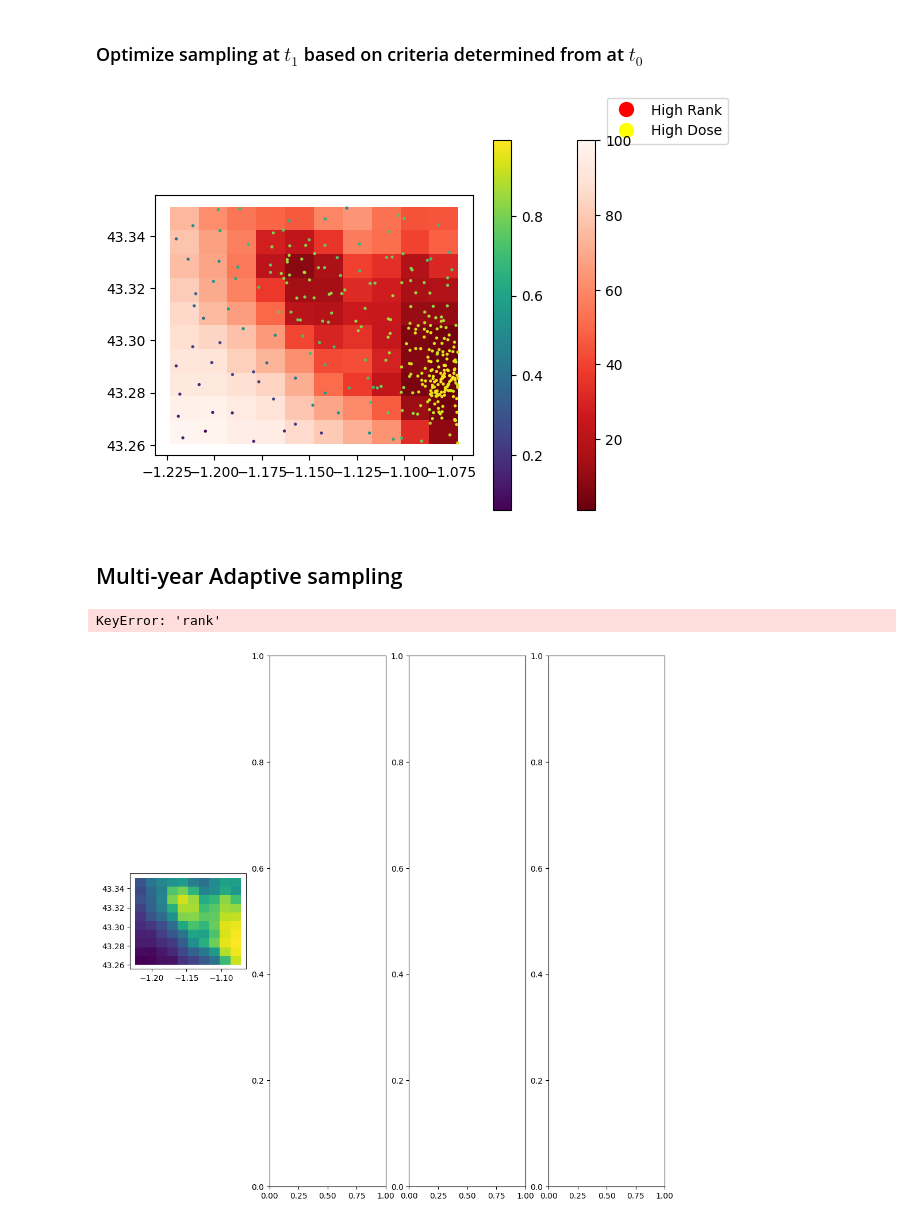
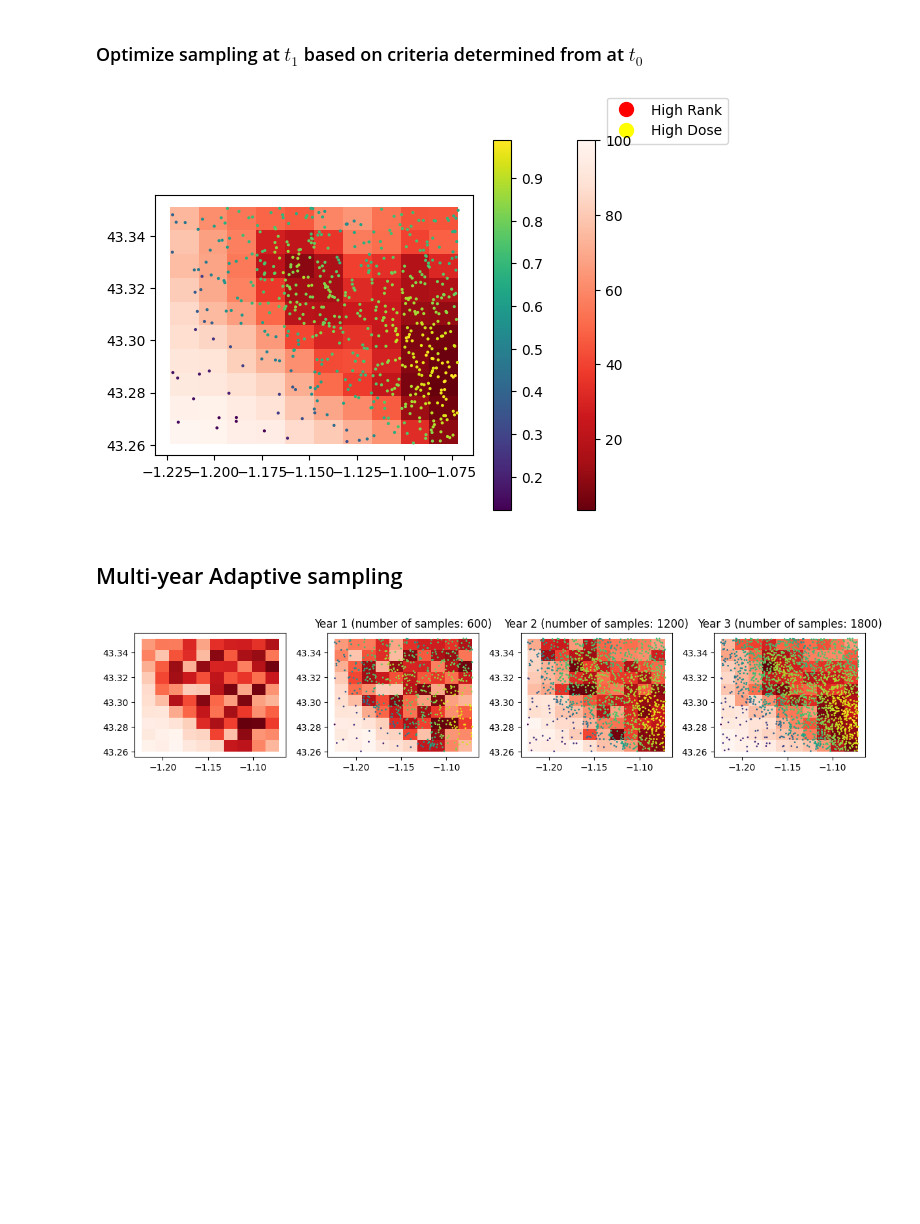
Before and after one commit to franckalbinet/trufl, a Jupyter notebook: nbs/index.ipynb, the cells around one changed output. Saved outputs shown, nothing was run; the diff lists cells and outputs as text; code cells hidden in the pictures; blank space fills up the shorter version.

Commit message:
both sampling methods

```diff
--- a/nbs/index.ipynb
+++ b/nbs/index.ipynb
@@ -168,4 +171,4 @@ Based on the **ranks (sampling priority)** calculated by the `Optimizer` and giv
 # %%
 n = rank_to_sample(df_rank['rank'].sort_index().values,
-                   budget=300, min=1); n
+                   budget=600, min=1, policy="quantiles"); n
 # %% [output]
@@ -294,12 +297,10 @@ df.head()
 # %% [markdown]
 ### Optimize sampling at $t_1$ based on criteria determined from at $t_0$
 # %%
-import matplotlib.lines as mlines
-import pandas as pd
 
 combined_df = gdf_grid.join(df_rank, how='left')
+combined_gdf = gpd.GeoDataFrame(combined_df)
 
-combined_gdf = gpd.GeoDataFrame(combined_df)
 ax = combined_gdf.plot(column='rank', cmap='Reds_r', legend=True)
 samples_t0.plot(column='value', ax=ax, cmap='viridis', s=1.5, legend=True)
 
@@ -311,70 +312,68 @@ value_legend = mlines.Line2D([], [], color='Yellow', marker='o', linestyle='None
 ax.legend(handles=[rank_legend, value_legend], loc='upper left', bbox_to_anchor=(1.4, 1.4))
 plt.show()
 # %% [output]
-[figure, old version]
+[figure, new version]
 # %% [markdown]
 ## Multi-year Adaptive sampling
 # %%
-
 number_of_years = 4
 fig, axs = plt.subplots(1, number_of_years, figsize=(12, 12))  # Adjust figsize as needed
 axs = axs.flatten()
+
 sampler = Sampler(gdf_grid)
 dc_emulator = DataCollector(fname_raster)
 
-# 0 Samples
-samples_t0 = gpd.GeoDataFrame(index=pd.Index([], name='loc_id'),
-                              geometry=None, data={'value': None})
+# Samples
+samples_t_0 = gpd.GeoDataFrame(index=pd.Index([], name='loc_id'), geometry=None, data={'value': None})
+samples_t = []
 
-state = State(samples_t0, gdf_grid, cbs=[PriorCB(fname_raster)])
+state = State(samples_t_0, gdf_grid, cbs=[PriorCB(fname_raster)])
 
 # You have to call the instance
 state_t0 = state()
 
 benefit_criteria = [True]
 optimizer = Optimizer(state=state_t0)
 df_rank = optimizer.get_rank(is_benefit_x=benefit_criteria, w_vector = [1],
                              n_method=None, c_method = None,
                              w_method=None, s_method="CP")
 
-gdf_grid.join(df_rank, how='left').plot(column='rank',
-                                        cmap='viridis_r',
-                                        legend_kwds={'label': 'Rank'},
-                                        ax=axs[0])
+combined_df = pd.merge(df, gdf_grid[['geometry']], left_index=True, right_index=True, how='inner')
+combined_gdf = gpd.GeoDataFrame(combined_df)
+combined_gdf.plot(column='rank',cmap='Reds_r', legend_kwds={'label': 'Rank'}, ax = axs[0])
 
-for fig_n, ax in zip(range(1, number_of_years+1), axs[:1]):
-    n = rank_to_sample(df_rank['rank'].sort_index().values,
-                    budget=300, min=1)
-
-
+for fig_n, ax in zip(range(1, number_of_years+1), axs[1:]):
+    n = rank_to_sample(combined_gdf['rank'].sort_index().values,
+                    budget=600, min=1, policy="quantiles")
     sample_locs_t = sampler.sample(n, method='uniform')
-    samples_t1 = dc_emulator.collect(sample_locs_t)
+    samples = dc_emulator.collect(sample_locs_t)
     try:
-        samples_t = samples_t + samples_t1
+        samples_t = pd.concat([samples_t, samples])
     except:
-        samples_t = samples_t1
+        samples_t = pd.concat([samples])
 
     # plot points versus rank of polygon
-    ax = gdf_grid.plot(column='rank', cmap='Reds_r', ax=ax)
+    ax = combined_gdf.plot(column='rank', cmap='Reds_r', ax=ax)
     samples_t.plot(column='value', ax=ax, cmap='viridis', s=1)
-    ax.title.set_text(f"Year {n} (number of samples: {len(samples_t)})")
+    ax.title.set_text(f"Year {fig_n} (number of samples: {len(samples_t)})")
 
-    # new ranking from sample points
+    # new state
     state = State(samples_t, gdf_grid, cbs=[
-        MaxCB(), MinCB(), StdCB(), CountCB(), MoranICB(k=5), PriorCB(fname_raster)
-    ])
+        MaxCB(), MinCB(), StdCB(), CountCB(), MoranICB(k=5), PriorCB(fname_raster)])
 
     optimizer = Optimizer(state=state())
-    df_rank = optimizer.get_rank(is_benefit_x= [True, True, True, False, False, True],
-                                 w_vector = [0.2, 0.1, 0.1, 0.2, 0.2, 0.2],
-                                n_method="LINEAR1", c_method = None,
-                                w_method=None, s_method="CP")
-    gdf_grid.join(df_rank, how='left')
+
+    # 2. rank polygons
+    benefit_criteria = [True, True, True, False, False, True]
+    df = optimizer.get_rank(is_benefit_x=benefit_criteria, w_vector = [0.2, 0.1, 0.1, 0.2, 0.2, 0.2],  n_method="LINEAR1", c_method = None, w_method=None, s_method="CP")
+
+    # 3. map ranking
+    combined_df = pd.merge(df, gdf_grid[['geometry']], left_index=True, right_index=True, how='inner')
+    combined_gdf = gpd.GeoDataFrame(combined_df)
 
 plt.tight_layout()
 plt.show()
 # %% [output]
-KeyError: 'rank'
-[figure, old version]
+[figure, new version]
 # %%
 # https://kapernikov.com/ipywidgets-with-matplotlib/
```
Also changed, not shown: parts of 7 cells of this notebook, 2 other files.
